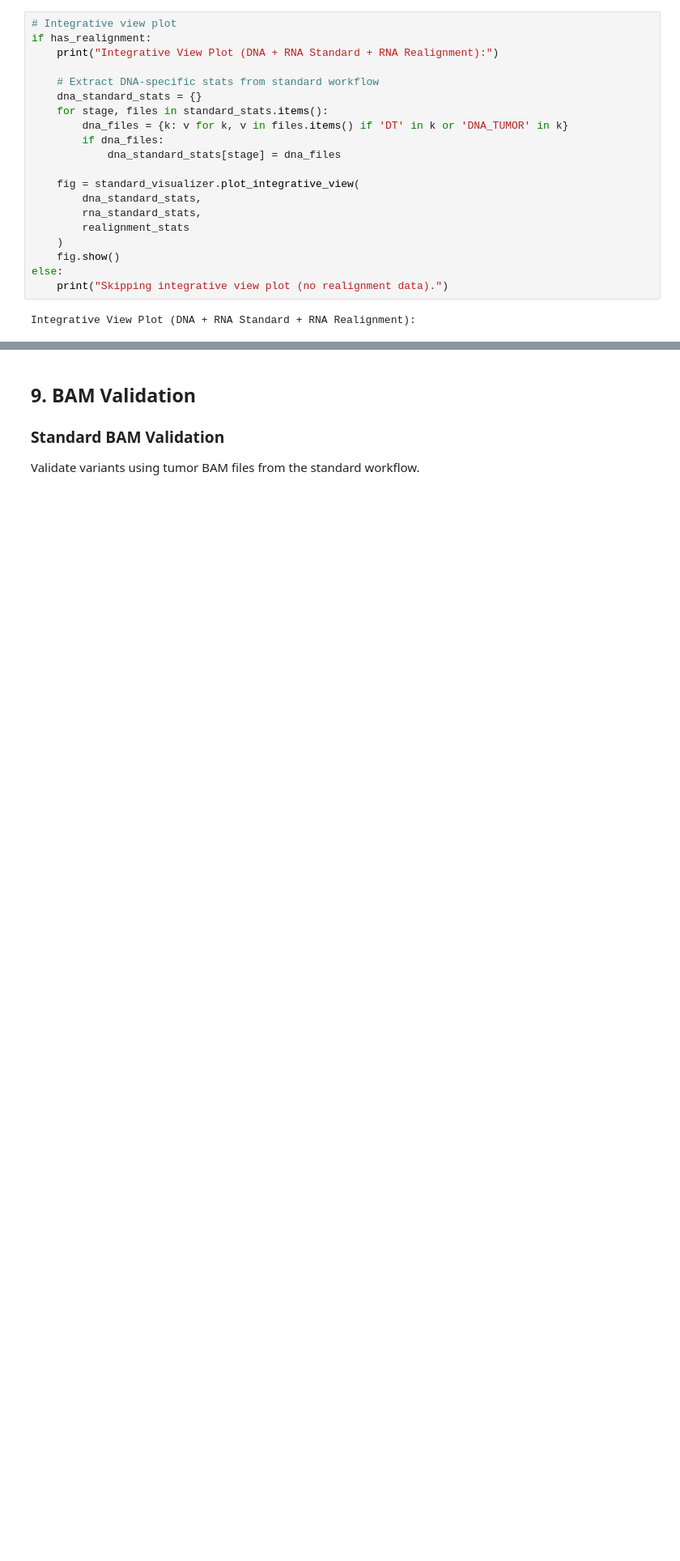
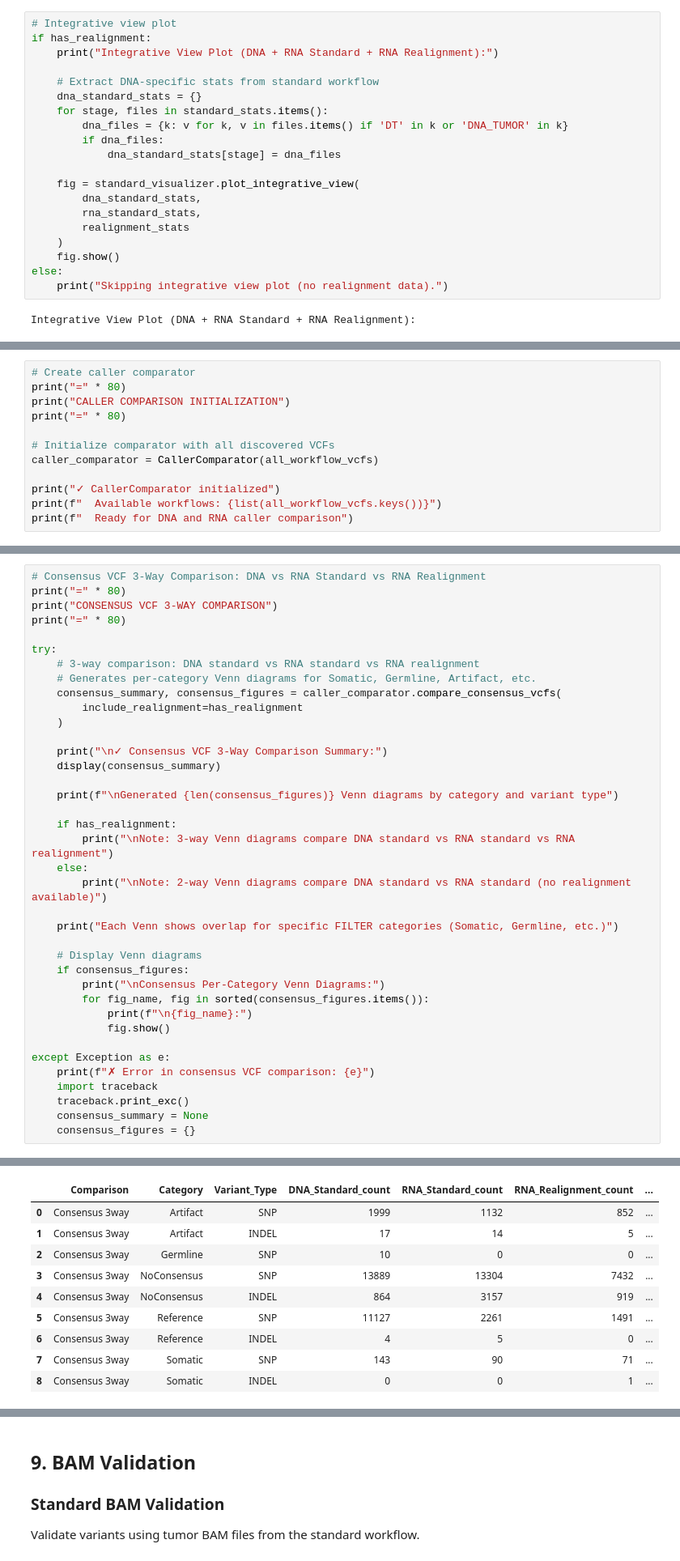
Before and after one commit to JoJoTsui/rnadnavar, a Jupyter notebook: notebook/vcf_statistics_workflow_refactored.ipynb, the cells around one changed output, grey strips where cells are left out. Shown at 81% size. Saved outputs shown, nothing was run; the diff lists cells and outputs as text; blank space fills up the shorter version.

Commit message:
[stats]: add variants comparison venn diagrams

```diff
--- a/notebook/vcf_statistics_workflow_refactored.ipynb
+++ b/notebook/vcf_statistics_workflow_refactored.ipynb
@@ -937,0 +971,12 @@ Integrative View Plot (DNA + RNA Standard + RNA Realignment):
+# %%
+# Create caller comparator
+print("=" * 80)
+print("CALLER COMPARISON INITIALIZATION")
+print("=" * 80)
+
+# Initialize comparator with all discovered VCFs
+caller_comparator = CallerComparator(all_workflow_vcfs)
+
+print("✓ CallerComparator initialized")
+print(f"  Available workflows: {list(all_workflow_vcfs.keys())}")
+print(f"  Ready for DNA and RNA caller comparison")
@@ -937,0 +1218,39 @@ Integrative View Plot (DNA + RNA Standard + RNA Realignment):
+# %%
+# Consensus VCF 3-Way Comparison: DNA vs RNA Standard vs RNA Realignment
+print("=" * 80)
+print("CONSENSUS VCF 3-WAY COMPARISON")
+print("=" * 80)
+
+try:
+    # 3-way comparison: DNA standard vs RNA standard vs RNA realignment
+    # Generates per-category Venn diagrams for Somatic, Germline, Artifact, etc.
+    consensus_summary, consensus_figures = caller_comparator.compare_consensus_vcfs(
+        include_realignment=has_realignment
+    )
+
+    print("\n✓ Consensus VCF 3-Way Comparison Summary:")
+    display(consensus_summary)
+
+    print(f"\nGenerated {len(consensus_figures)} Venn diagrams by category and variant type")
+
+    if has_realignment:
+        print("\nNote: 3-way Venn diagrams compare DNA standard vs RNA standard vs RNA realignment")
+    else:
+        print("\nNote: 2-way Venn diagrams compare DNA standard vs RNA standard (no realignment available)")
+
+    print("Each Venn shows overlap for specific FILTER categories (Somatic, Germline, etc.)")
+
+    # Display Venn diagrams
+    if consensus_figures:
+        print("\nConsensus Per-Category Venn Diagrams:")
+        for fig_name, fig in sorted(consensus_figures.items()):
+            print(f"\n{fig_name}:")
+            fig.show()
+
+except Exception as e:
+    print(f"✗ Error in consensus VCF comparison: {e}")
+    import traceback
+    traceback.print_exc()
+    consensus_summary = None
+    consensus_figures = {}
+# %% [output]
@@ -937,0 +1268,10 @@ Integrative View Plot (DNA + RNA Standard + RNA Realignment):
+|  | Comparison | Category | Variant_Type | DNA_Standard_count | RNA_Standard_count | RNA_Realignment_count | ... |
+| 0 | Consensus 3way | Artifact | SNP | 1999 | 1132 | 852 | ... |
+| 1 | Consensus 3way | Artifact | INDEL | 17 | 14 | 5 | ... |
+| 2 | Consensus 3way | Germline | SNP | 10 | 0 | 0 | ... |
+| 3 | Consensus 3way | NoConsensus | SNP | 13889 | 13304 | 7432 | ... |
+| 4 | Consensus 3way | NoConsensus | INDEL | 864 | 3157 | 919 | ... |
+| 5 | Consensus 3way | Reference | SNP | 11127 | 2261 | 1491 | ... |
+| 6 | Consensus 3way | Reference | INDEL | 4 | 5 | 0 | ... |
+| 7 | Consensus 3way | Somatic | SNP | 143 | 90 | 71 | ... |
+| 8 | Consensus 3way | Somatic | INDEL | 0 | 0 | 1 | ... |
```
Also changed, not shown: parts of 9 cells of this notebook, 2 other files.
